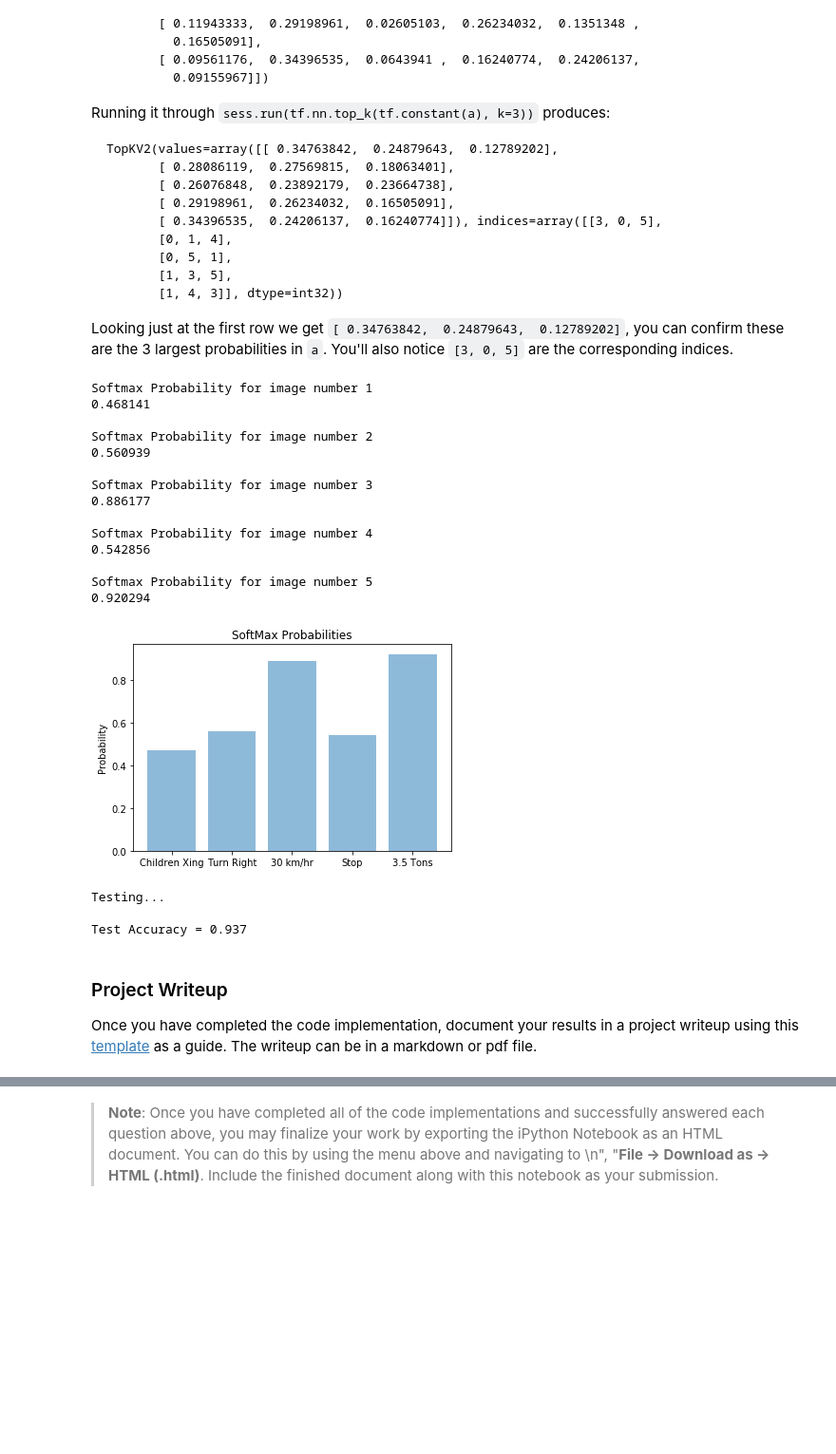
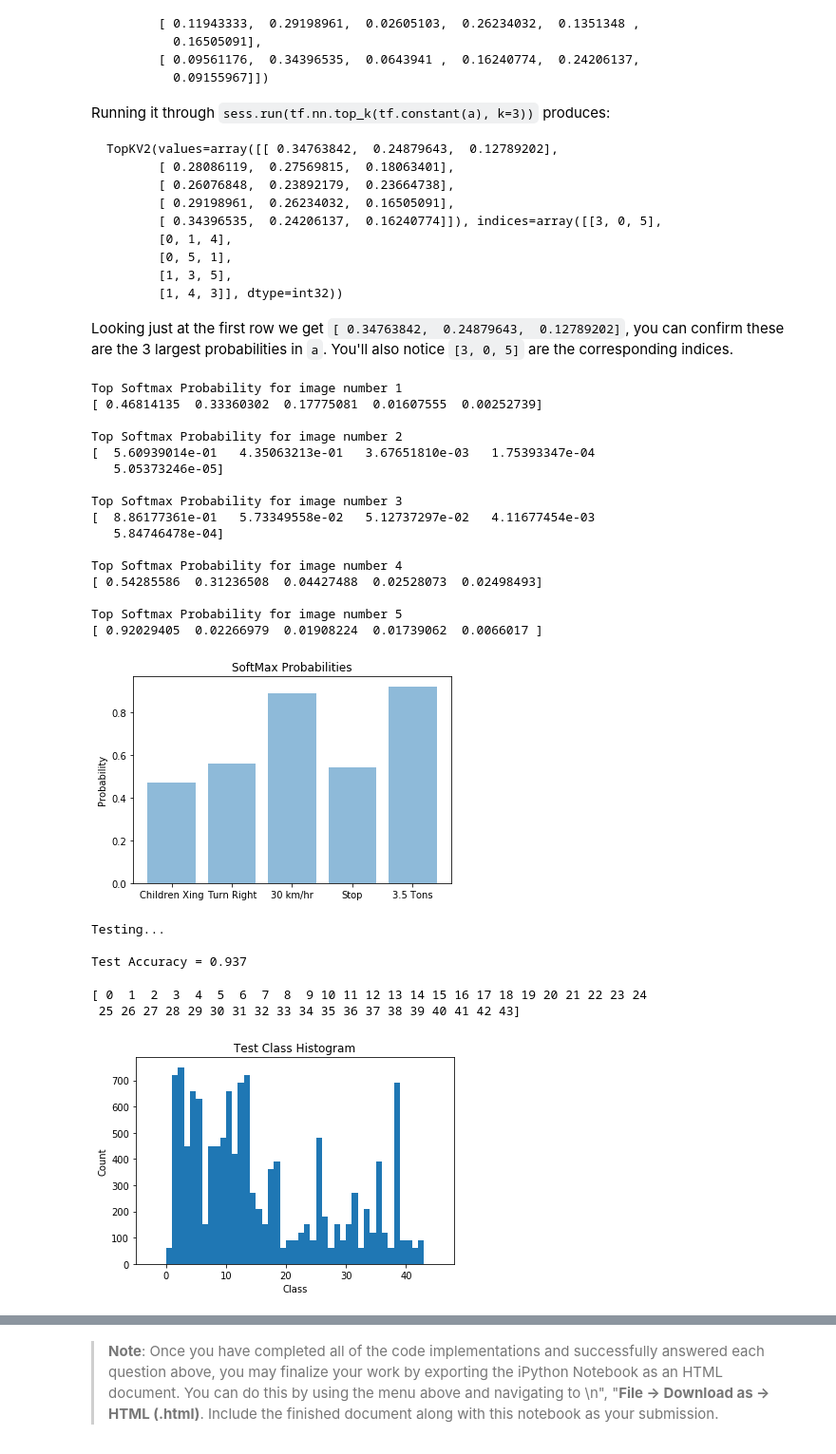
Before and after one commit to avernethy/CarND-Traffic-Sign-Classifier-Project, a Jupyter notebook: Traffic_Sign_Classifier.ipynb, the cells around one changed output, grey strips where cells are left out. Shown: that part at 95% size. Drawn from its saved outputs; the diff is of its cells as text; code cells hidden in the pictures; blank space fills up the shorter version.

Commit message:
Modified code for plotting for the write up. Cleaned up code Added histograms for the Recall and Precision Updated the writeup

```diff
--- a/Traffic_Sign_Classifier.ipynb
+++ b/Traffic_Sign_Classifier.ipynb
@@ -709,8 +709,8 @@ Looking just at the first row we get `[ 0.34763842,  0.24879643,  0.12789202]`,
 #print(top_5_prob.values)
 softmax_probs = []
 for ii in range(5):
-    print("Softmax Probability for image number {:d}".format(ii+1))
-    print(top_5_prob.values[ii][0])
+    print("Top Softmax Probability for image number {:d}".format(ii+1))
+    print(top_5_prob.values[ii][:6])
     softmax_probs.append(top_5_prob.values[ii][0])
     print()
 
@@ -724,20 +724,22 @@ plt.title('SoftMax Probabilities')
 
 plt.show()
 # %% [output]
-Softmax Probability for image number 1
-0.468141
+Top Softmax Probability for image number 1
+[ 0.46814135  0.33360302  0.17775081  0.01607555  0.00252739]
 
-Softmax Probability for image number 2
-0.560939
+Top Softmax Probability for image number 2
+[  5.60939014e-01   4.35063213e-01   3.67651810e-03   1.75393347e-04
+   5.05373246e-05]
 
-Softmax Probability for image number 3
-0.886177
+Top Softmax Probability for image number 3
+[  8.86177361e-01   5.73349558e-02   5.12737297e-02   4.11677454e-03
+   5.84746478e-04]
 
-Softmax Probability for image number 4
-0.542856
+Top Softmax Probability for image number 4
+[ 0.54285586  0.31236508  0.04427488  0.02528073  0.02498493]
 
-Softmax Probability for image number 5
-0.920294
+Top Softmax Probability for image number 5
+[ 0.92029405  0.02266979  0.01908224  0.01739062  0.0066017 ]
 [figure]
 # %%
 ### Calculate the accuracy for these 5 new images.
@@ -752,7 +754,3 @@ with tf.Session() as sess:
 Testing...
 
 Test Accuracy = 0.937
-# %% [markdown]
-### Project Writeup
-
-Once you have completed the code implementation, document your results in a project writeup using this [template](https://github.com/udacity/CarND-Traffic-Sign-Classifier-Project/blob/master/writeup_template.md) as a guide. The writeup can be in a markdown or pdf file.
@@ -758,0 +763,18 @@ Once you have completed the code implementation, document your results in a proj
+# %%
+#Count the number of predictions and actual
+bins = np.arange(0,44,1)
+hist_label, hist_label_ind = np.histogram(y_test,bins)
+
+hist_test, hist_test_ind = np.histogram(prediction,bins)
+# %%
+#Plot a histogram of labels from test set
+plt.xlim([-5, 48])
+plt.hist(y_test, bins = bins)
+plt.title("Test Class Histogram")
+plt.xlabel("Class")
+plt.ylabel("Count")
+print(bins)
+# %% [output]
+[ 0  1  2  3  4  5  6  7  8  9 10 11 12 13 14 15 16 17 18 19 20 21 22 23 24
+ 25 26 27 28 29 30 31 32 33 34 35 36 37 38 39 40 41 42 43]
+[figure, added]
```
Also changed, not shown: parts of 10 cells of this notebook, 4 other files.
